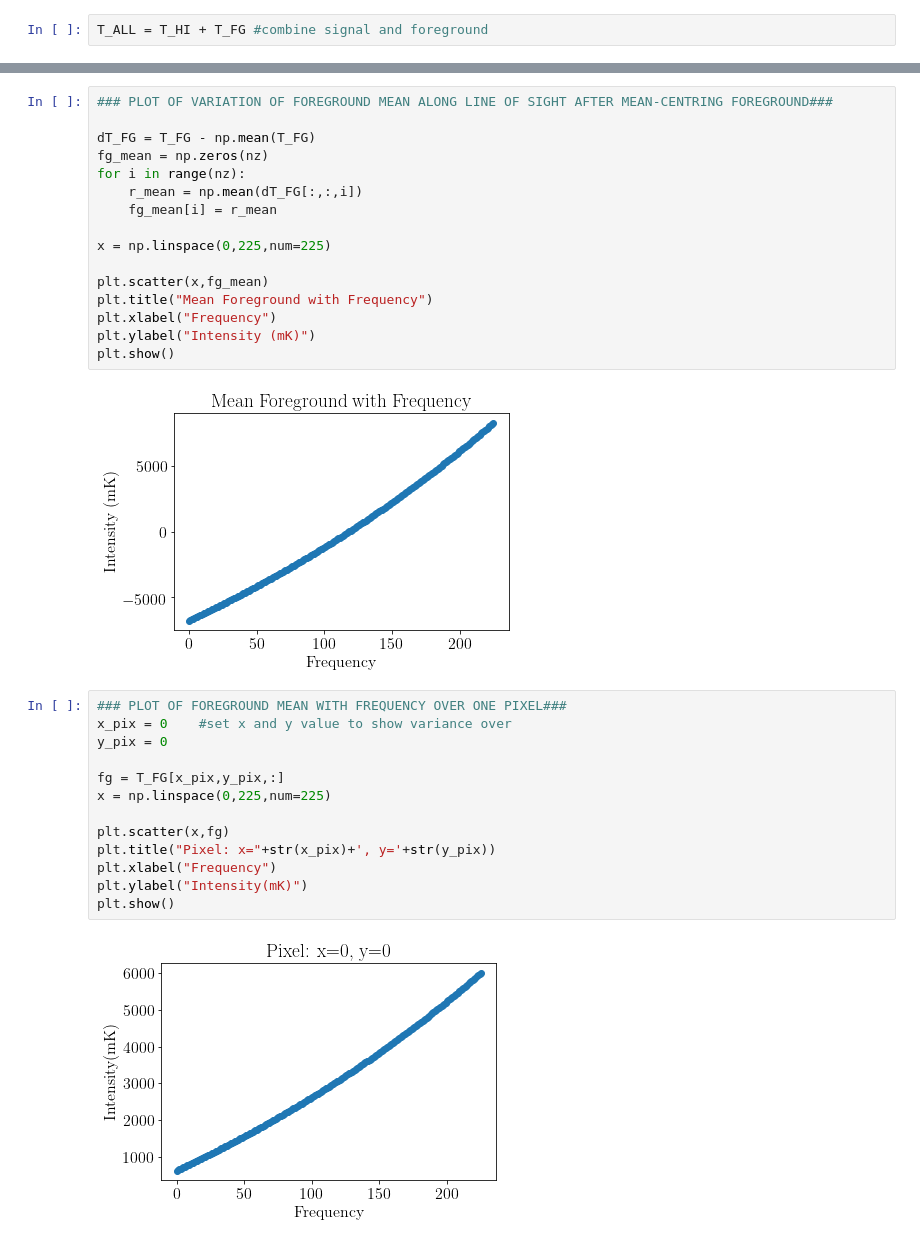
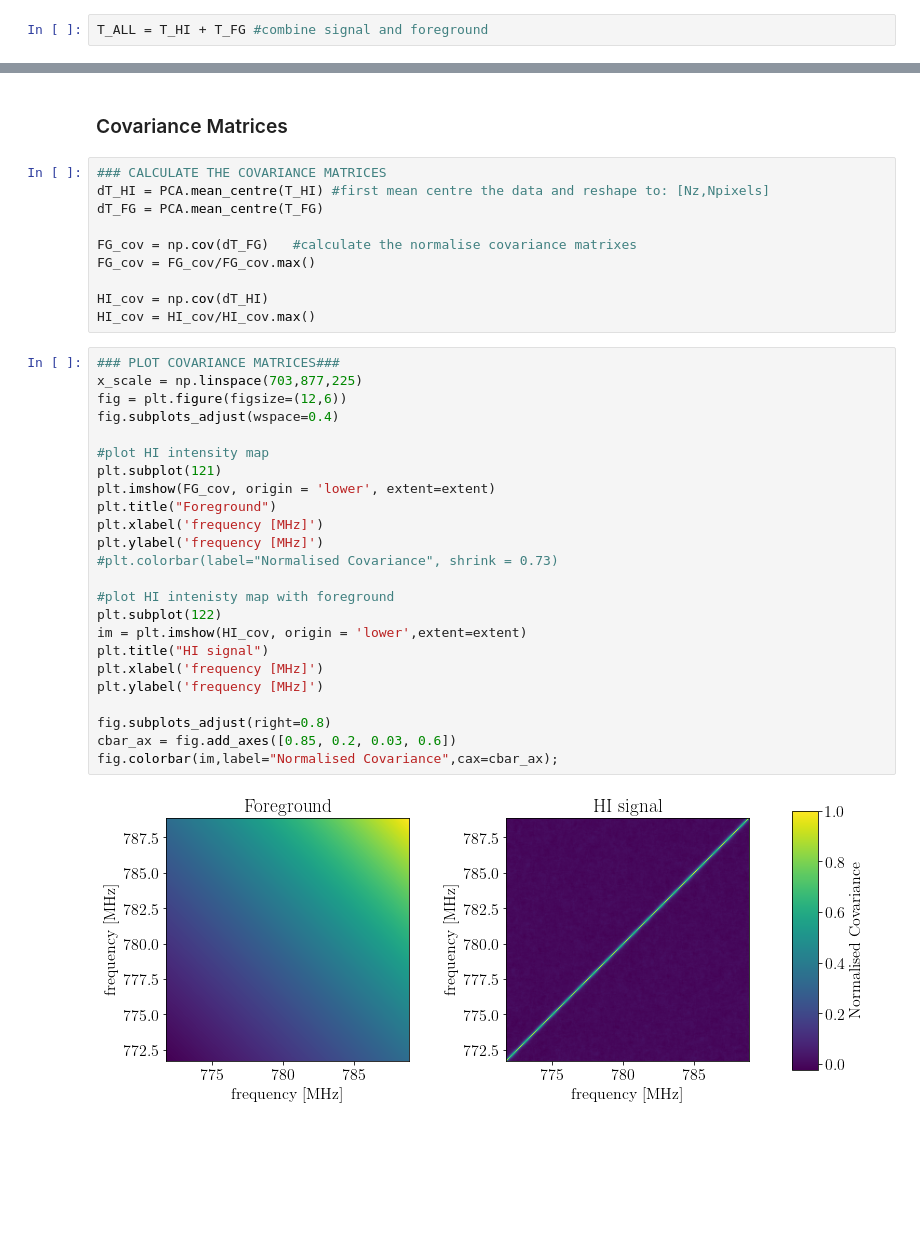
Before and after one commit to graciemcgill/ForegroundCleaningWithPCA, a Jupyter notebook: EXPLORING_THE_DATA.ipynb, the cells around one changed output, grey strips where cells are left out. Cells and saved outputs as stored; diff of their text form; blank space fills up the shorter version.

```diff
--- a/EXPLORING_THE_DATA.ipynb
+++ b/EXPLORING_THE_DATA.ipynb
@@ -97,33 +138,38 @@ plt.show()
-# %%
-### PLOT OF VARIATION OF FOREGROUND MEAN ALONG LINE OF SIGHT AFTER MEAN-CENTRING FOREGROUND###
-
-dT_FG = T_FG - np.mean(T_FG)
-fg_mean = np.zeros(nz)
-for i in range(nz):
-    r_mean = np.mean(dT_FG[:,:,i])
-    fg_mean[i] = r_mean
-
-x = np.linspace(0,225,num=225)
-
-plt.scatter(x,fg_mean)
-plt.title("Mean Foreground with Frequency")
-plt.xlabel("Frequency")
-plt.ylabel("Intensity (mK)")
-plt.show()
-# %% [output]
-[figure, removed]
-# %%
-### PLOT OF FOREGROUND MEAN WITH FREQUENCY OVER ONE PIXEL###
-x_pix = 0    #set x and y value to show variance over
-y_pix = 0
-
-fg = T_FG[x_pix,y_pix,:]
-x = np.linspace(0,225,num=225)
-
-plt.scatter(x,fg)
-plt.title("Pixel: x="+str(x_pix)+', y='+str(y_pix))
-plt.xlabel("Frequency")
-plt.ylabel("Intensity(mK)")
-plt.show()
-# %% [output]
-[figure, removed]
+# %% [markdown]
+### Covariance Matrices
+# %%
+### CALCULATE THE COVARIANCE MATRICES
+dT_HI = PCA.mean_centre(T_HI) #first mean centre the data and reshape to: [Nz,Npixels]
+dT_FG = PCA.mean_centre(T_FG)
+
+FG_cov = np.cov(dT_FG)   #calculate the normalise covariance matrixes
+FG_cov = FG_cov/FG_cov.max()
+
+HI_cov = np.cov(dT_HI)
+HI_cov = HI_cov/HI_cov.max()
+# %%
+### PLOT COVARIANCE MATRICES###
+x_scale = np.linspace(703,877,225)
+fig = plt.figure(figsize=(12,6))
+fig.subplots_adjust(wspace=0.4)
+
+#plot HI intensity map
+plt.subplot(121)
+plt.imshow(FG_cov, origin = 'lower', extent=extent)
+plt.title("Foreground")
+plt.xlabel('frequency [MHz]')
+plt.ylabel('frequency [MHz]')
+#plt.colorbar(label="Normalised Covariance", shrink = 0.73)
+
+#plot HI intenisty map with foreground
+plt.subplot(122)
+im = plt.imshow(HI_cov, origin = 'lower',extent=extent)
+plt.title("HI signal")
+plt.xlabel('frequency [MHz]')
+plt.ylabel('frequency [MHz]')
+
+fig.subplots_adjust(right=0.8)
+cbar_ax = fig.add_axes([0.85, 0.2, 0.03, 0.6])
+fig.colorbar(im,label="Normalised Covariance",cax=cbar_ax);
+# %% [output]
+[figure, added]
```
Also changed, not shown: parts of 19 cells of this notebook.
